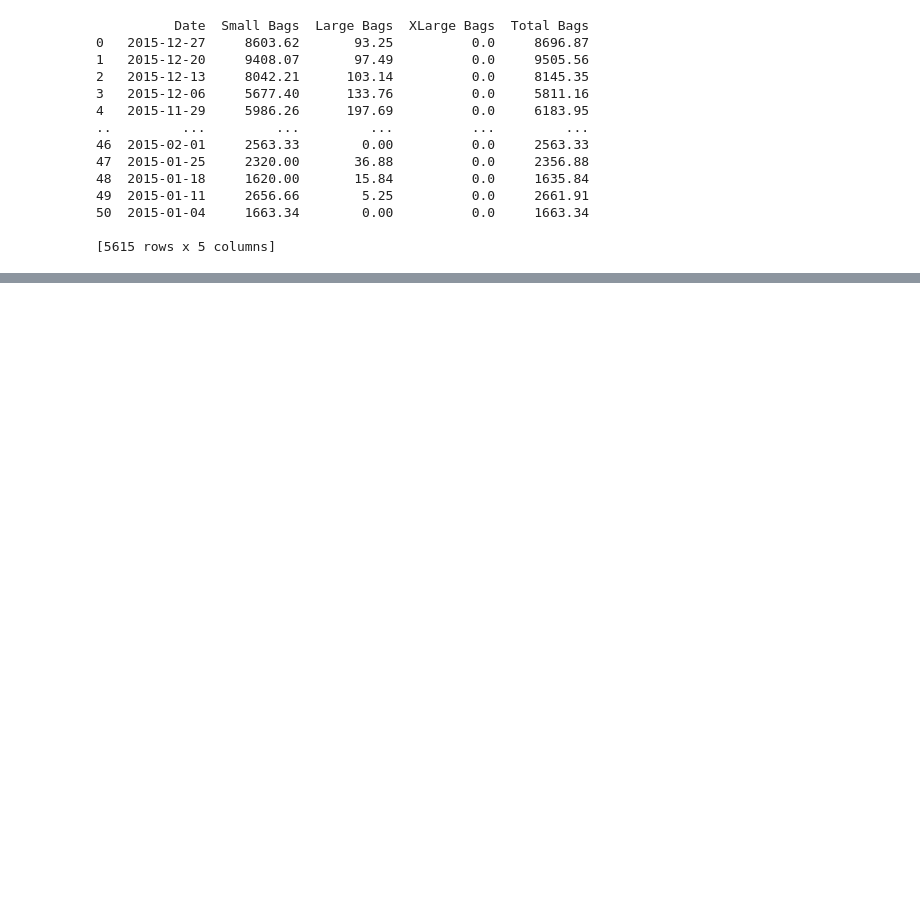
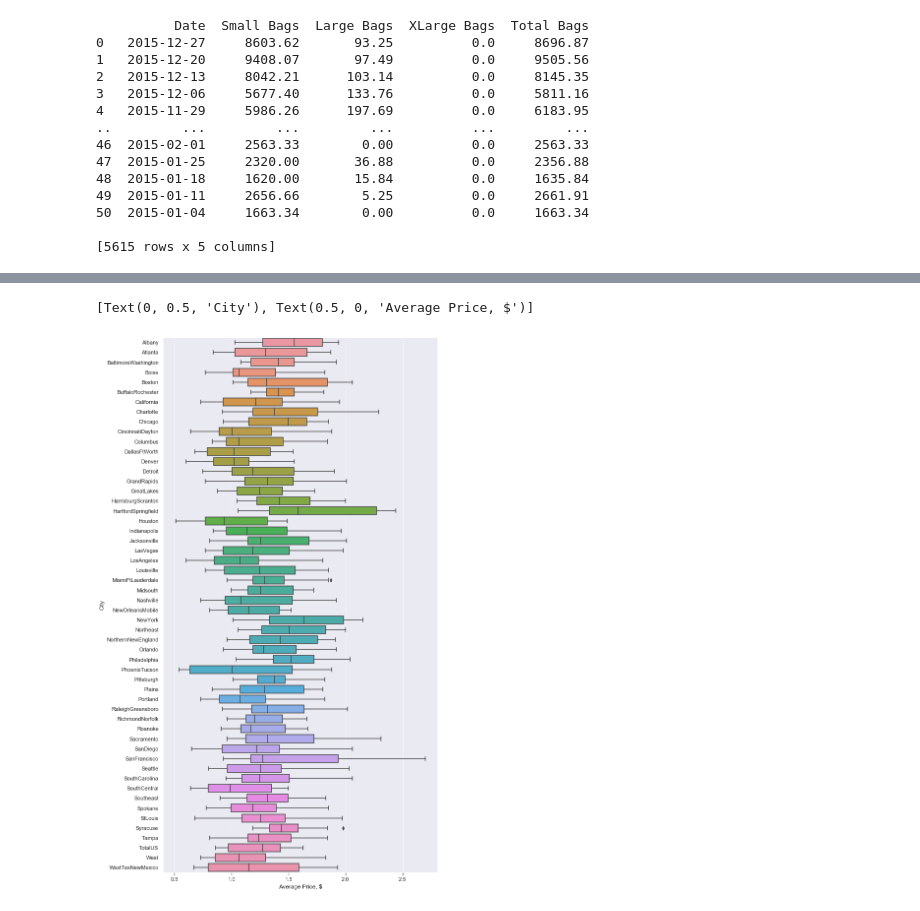
Before and after one commit to kurelaitisk/avocado-data, a Jupyter notebook: avocado.ipynb, the cells around one changed output, grey strips where cells are left out. Saved outputs shown, nothing was run; the diff lists cells and outputs as text; code cells hidden in the pictures; blank space fills up the shorter version.

```diff
--- a/avocado.ipynb
+++ b/avocado.ipynb
@@ -184,8 +166,11 @@ st = fig4.suptitle('Diffent avocado type sales by year')
 # %%
 avocados_january= avocados_data[avocados_data.Month =='Jan']
-plt.figure(figsize=(5,10))
-fig5=sns.boxplot(x=avocados_january['AveragePrice'], y=avocados_january['region'])
-fig5.set(xlabel='Average Price, $', ylabel='City')
+plt.figure(figsize=(10,20))
+fig6=sns.boxplot(x=avocados_january['AveragePrice'], y=avocados_january['region'])
+fig6.set(xlabel='Average Price, $', ylabel='City')
+# %% [output]
+[Text(0, 0.5, 'City'), Text(0.5, 0, 'Average Price, $')]
+[figure, added]
 # %%
 avocado_by_year = avocados_data[['Total Volume','year']].groupby(['year']).sum()
 sns.barplot(x=avocado_by_year.index, y= avocado_by_year['Total Volume']);
```
Also changed, not shown: parts of 17 cells of this notebook.
